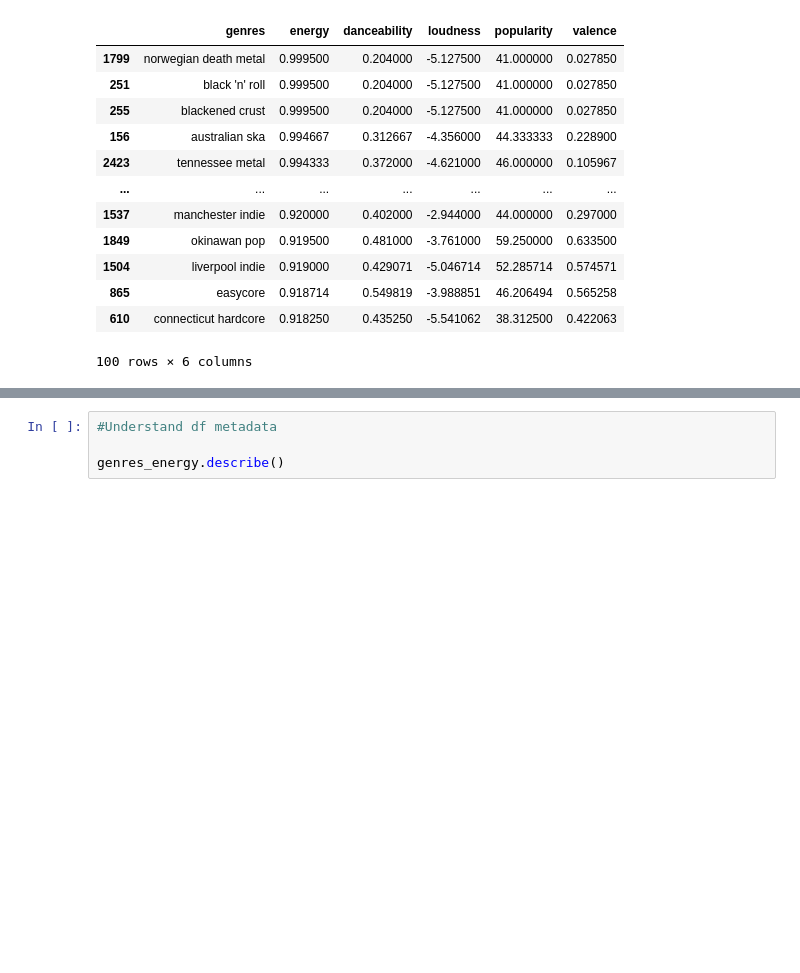
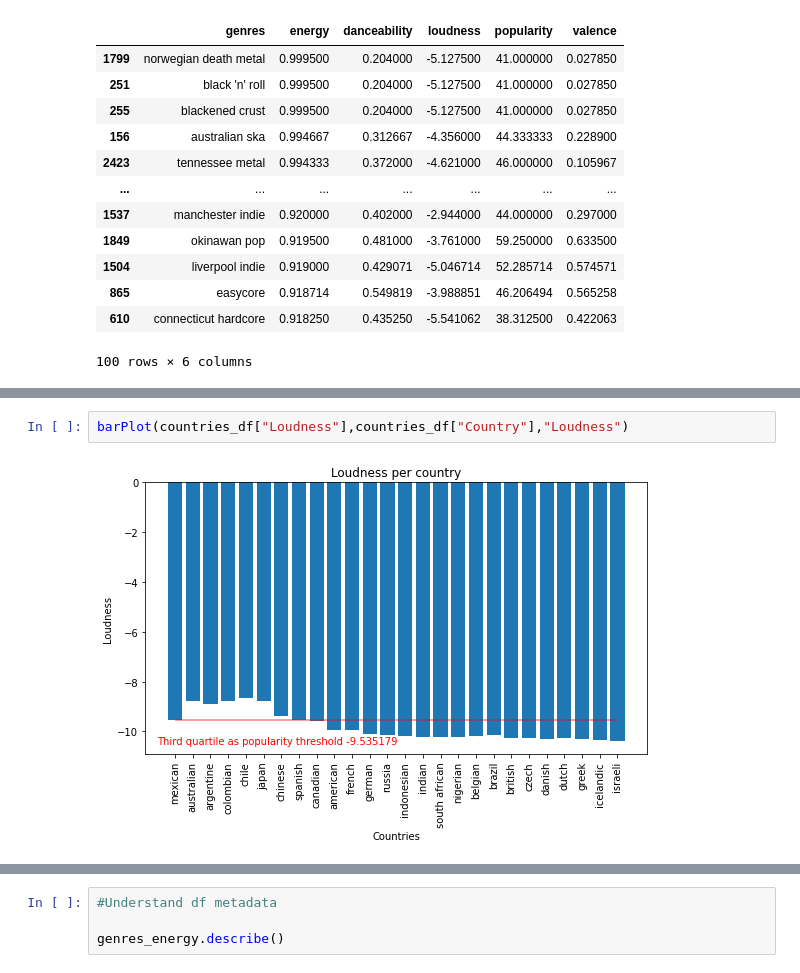
Before and after one commit to DataBerenicenz/Epsilon_Team, a Jupyter notebook: +Jonathan/Spotify.ipynb, the cells around one changed output, grey strips where cells are left out. Drawn from its saved outputs; the diff is of its cells as text; blank space fills up the shorter version.

```diff
--- a/+Jonathan/Spotify.ipynb
+++ b/+Jonathan/Spotify.ipynb
@@ -67,0 +165,4 @@ genres_energy.head(100)
+# %%
+barPlot(countries_df["Loudness"],countries_df["Country"],"Loudness")
+# %% [output]
+[figure, added]
```
Also changed, not shown: parts of 9 cells of this notebook.
